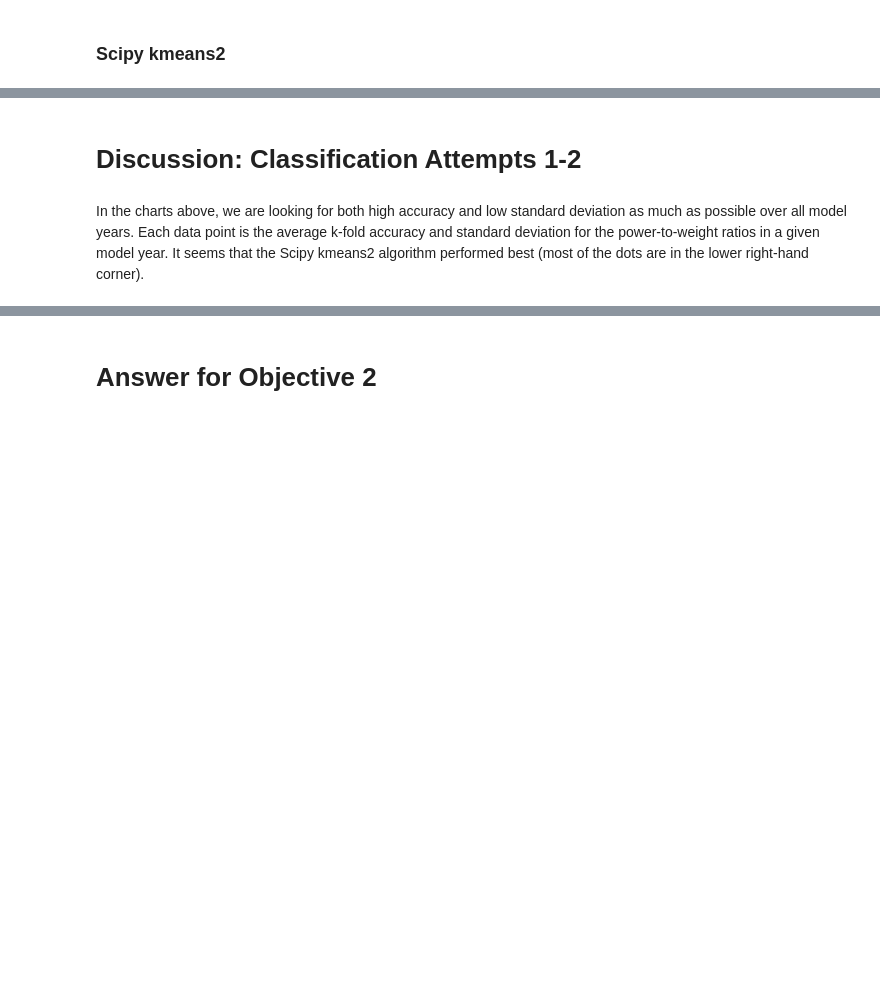
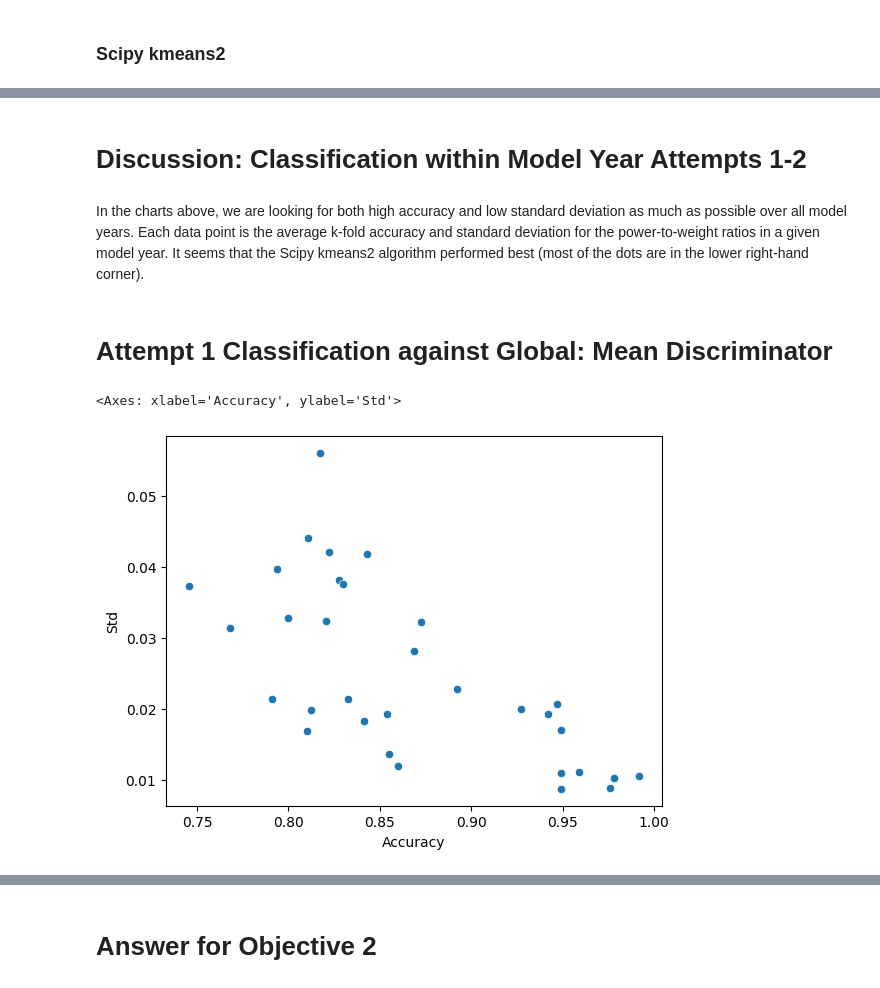
Before and after one commit to alexdconf/vehicles-power-to-weight, a Jupyter notebook: analysis/objective2_analysis.ipynb, the cells around one changed output, grey strips where cells are left out. Cells and saved outputs as stored; diff of their text form; code cells hidden in the pictures; blank space fills up the shorter version.

```diff
--- a/analysis/objective2_analysis.ipynb
+++ b/analysis/objective2_analysis.ipynb
@@ -180,4 +180,48 @@ sns.scatterplot(df_plot, x="Accuracy", y="Std")
 # %% [markdown]
-# Discussion: Classification Attempts 1-2
+# Discussion: Classification within Model Year Attempts 1-2
 # %% [markdown]
 In the charts above, we are looking for both high accuracy and low standard deviation as much as possible over all model years. Each data point is the average k-fold accuracy and standard deviation for the power-to-weight ratios in a given model year. It seems that the Scipy kmeans2 algorithm performed best (most of the dots are in the lower right-hand corner).
+# %% [markdown]
+# Attempt 1 Classification against Global: Mean Discriminator
+# %%
+mean_reference = mean_inference(df[SPECS1], np.mean(df[SPECS1]))
+
+metrics_by_model_year = {}
+for year in MODEL_YEARS:
+    df2 = df[df[MODEL_YEAR] == year]
+    LENGTH = len(df2)
+    if LENGTH <= 2:
+        continue
+
+    metrics = {}
+    for i in range(NUM_FOLDS):
+        test = df2.iloc[int(np.floor(LENGTH/NUM_FOLDS)*i):int(np.floor(LENGTH/NUM_FOLDS)*(i+1))]
+        train_values = df2[~df2.index.isin(test.index)][SPECS1]
+
+        mean = np.mean(train_values)
+        test_inferred = mean_inference(test[SPECS1], mean)
+        mean_reference_test_view = mean_reference[mean_reference.index.isin(test.index.values)]
+
+        # positive class is HIGH
+        tp = np.sum([True for x,y in zip(test_inferred,mean_reference_test_view) if x == y and x == HIGH])
+        tn = np.sum([True for x,y in zip(test_inferred,mean_reference_test_view) if x == y and x == LOW])
+        fp = np.sum([True for x,y in zip(test_inferred,mean_reference_test_view) if x != y and x == HIGH])
+        fn = np.sum([True for x,y in zip(test_inferred,mean_reference_test_view) if x != y and x == LOW])
+
+        metrics[str(i)] = [tp, tn, fp, fn]
+    metrics_by_model_year[year] = metrics
+
+metric_data_for_plot = []
+for year, metric in metrics_by_model_year.items():
+    accuracies = []
+    for key, val in metric.items():
+        accuracies.append((val[0]+val[1])/np.sum(val))
+    mean_accuracy_overall = np.mean(accuracies)
+    mean_std_overall = np.std(accuracies)
+    metric_data_for_plot.append((year, mean_accuracy_overall,mean_std_overall))
+df_plot = pd.DataFrame(metric_data_for_plot, columns=[MODEL_YEAR, "Accuracy", "Std"])
+
+sns.scatterplot(df_plot, x="Accuracy", y="Std")
+# %% [output]
+<Axes: xlabel='Accuracy', ylabel='Std'>
+[figure, added]
```
Also changed, not shown: parts of 9 cells of this notebook.
